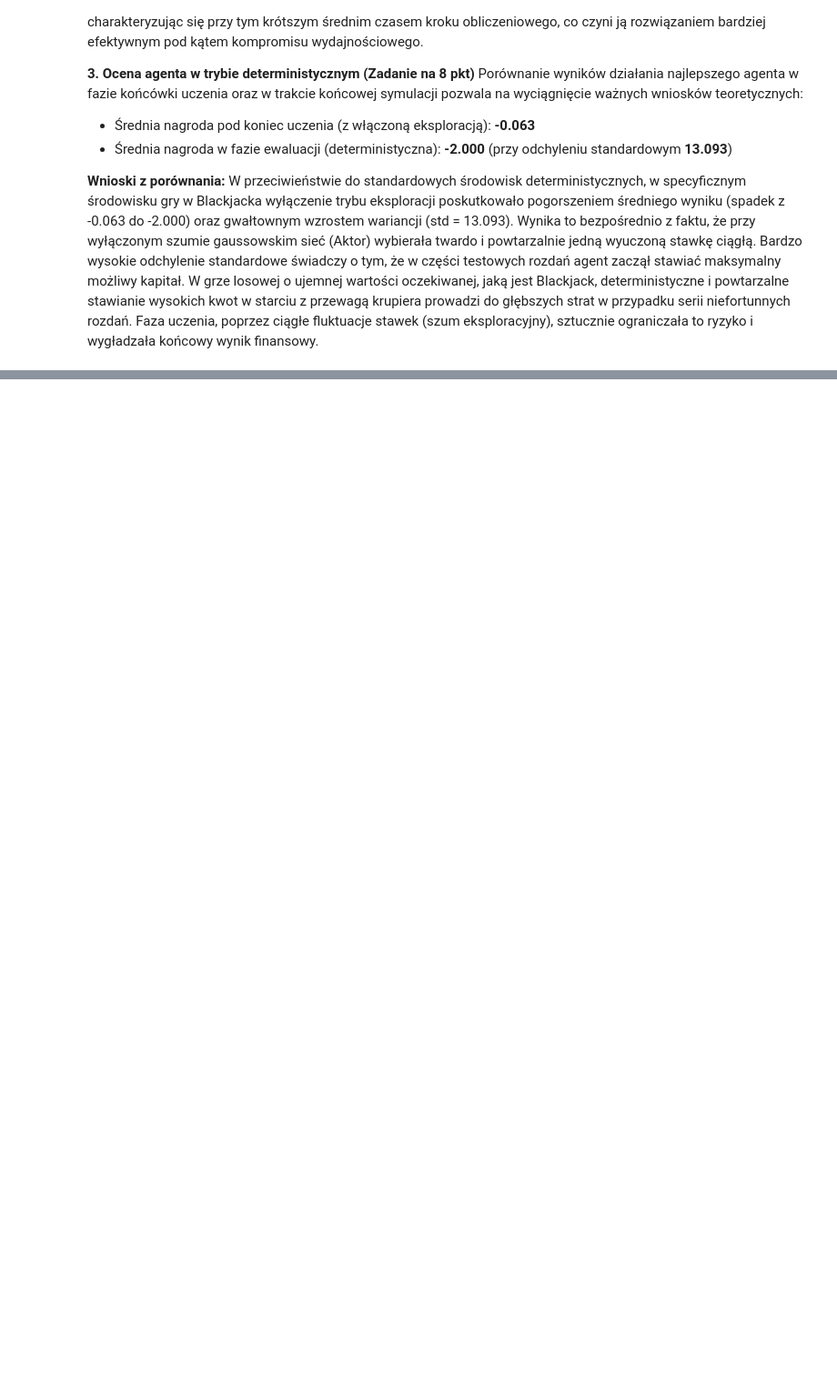
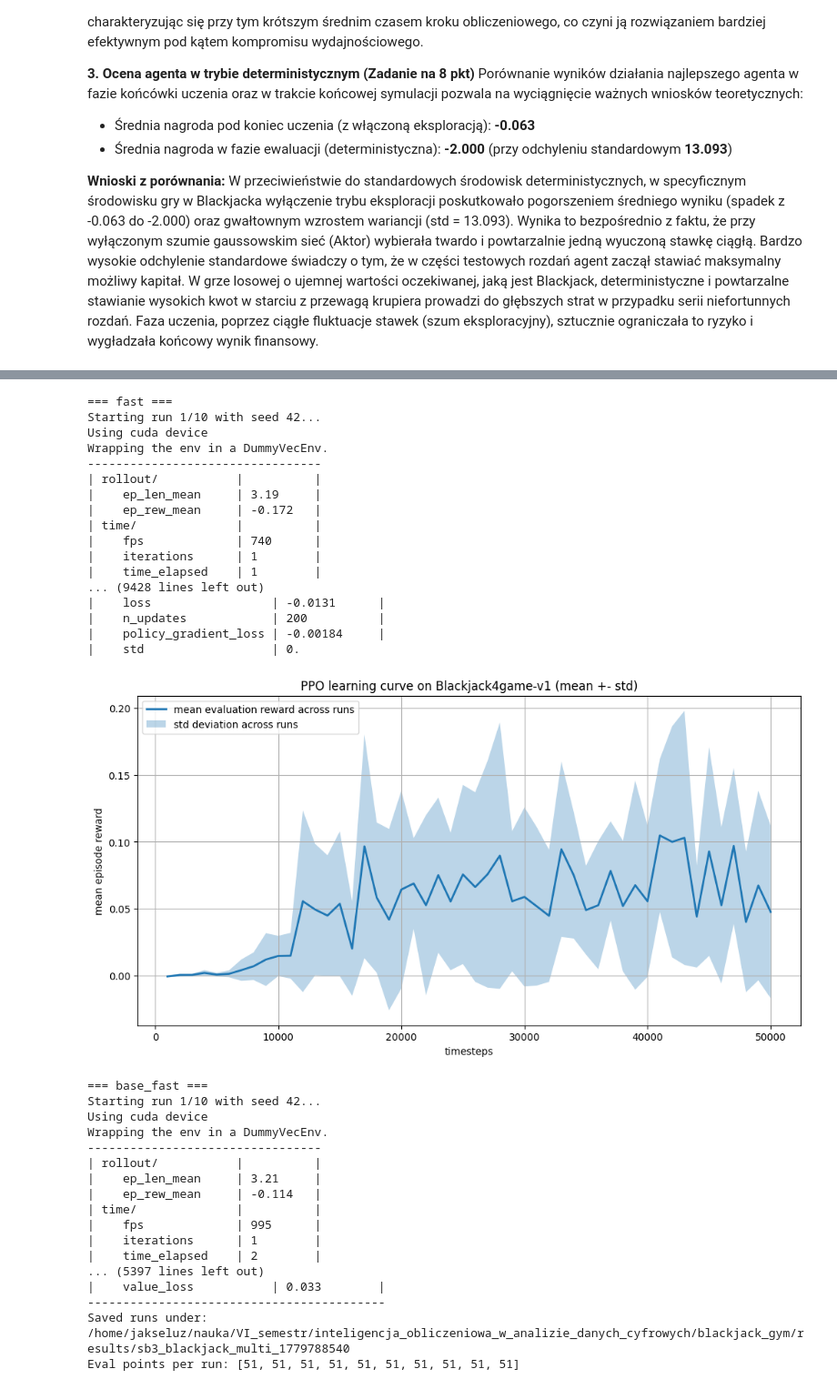
Before and after one commit to jakseluz/blackjack_gym, a Jupyter notebook: notebooks/report_continuous_env.ipynb, the cells around one changed output, grey strips where cells are left out. Shown at 91% size. Saved outputs shown, nothing was run; the diff lists cells and outputs as text; code cells hidden in the pictures; blank space fills up the shorter version.

Commit message:
feat(bj_v1-bet/sb3_alg_use): integrate sb3 results into repor_continuous_env.ipynb notebook and etc.

```diff
--- a/notebooks/report_continuous_env.ipynb
+++ b/notebooks/report_continuous_env.ipynb
@@ -101,7 +101,9 @@ class ActorCritic(nn.Module):
         self.value_head = nn.Linear(in_dim, 1)
         self.log_std = nn.Parameter(torch.tensor(0.2))
 
-    def forward(self, x: torch.Tensor) -> tuple[torch.Tensor, torch.Tensor, torch.Tensor]:
+    def forward(
+        self, x: torch.Tensor
+    ) -> tuple[torch.Tensor, torch.Tensor, torch.Tensor]:
         h = self.shared(x)
         bet_mean = torch.sigmoid(self.bet_head(h))
         logits = self.dec_head(h)
@@ -181,7 +183,9 @@ def train_agent(
 
         for _ in range(max_steps):
             obs_vec = obs_to_vector(obs, has_running_count)
-            action_mask = info.get("action_mask", None) if isinstance(info, dict) else None
+            action_mask = (
+                info.get("action_mask", None) if isinstance(info, dict) else None
+            )
             action, log_prob, entropy, value = model.act(obs_vec, action_mask)
             next_obs, reward, done, truncated, info = env.step(action)
             bet = float(action[0])
@@ -212,7 +216,9 @@ def train_agent(
             G = r + gamma * G
             returns.append(G)
         returns.reverse()
-        returns_t = torch.tensor(returns, dtype=torch.float32, device=model.log_std.device)
+        returns_t = torch.tensor(
+            returns, dtype=torch.float32, device=model.log_std.device
+        )
         values_t = torch.stack(values)
         log_probs_t = torch.stack(log_probs)
         entropies_t = torch.stack(entropies)
@@ -581,0 +741,61 @@ Porównanie wyników działania najlepszego agenta w fazie końcówki uczenia or
+# %%
+BASE = dict(
+    policy="MultiInputPolicy",
+    verbose=1,
+    n_runs=10,
+    run_timesteps=50_000,
+    eval_freq=1_000,
+    n_eval_episodes=20,
+    base_seed=42,
+)
+
+for name, hp in HP_SETS:
+    run_log_dir = os.path.join(log_dir, name)
+    os.makedirs(run_log_dir, exist_ok=True)
+
+    env_train = make_env(log_dir=run_log_dir, seed=BASE["base_seed"])
+    env_eval = make_evaluation_env(seed=BASE["base_seed"] + 10_000)
+
+    print(f"\n=== {name} ===")
+    test_env_PPO(
+        env_train=env_train,
+        env_eval=env_eval,
+        **BASE,
+        **hp,
+    )
+# %% [output]
+=== fast ===
+Starting run 1/10 with seed 42...
+Using cuda device
+Wrapping the env in a DummyVecEnv.
+---------------------------------
+| rollout/           |          |
+|    ep_len_mean     | 3.19     |
+|    ep_rew_mean     | -0.172   |
+| time/              |          |
+|    fps             | 740      |
+|    iterations      | 1        |
+|    time_elapsed    | 1        |
+... (9428 lines left out)
+|    loss                 | -0.0131      |
+|    n_updates            | 200          |
+|    policy_gradient_loss | -0.00184     |
+|    std                  | 0.
+[figure, added]
+=== base_fast ===
+Starting run 1/10 with seed 42...
+Using cuda device
+Wrapping the env in a DummyVecEnv.
+---------------------------------
+| rollout/           |          |
+|    ep_len_mean     | 3.21     |
+|    ep_rew_mean     | -0.114   |
+| time/              |          |
+|    fps             | 995      |
+|    iterations      | 1        |
+|    time_elapsed    | 2        |
+... (5397 lines left out)
+|    value_loss           | 0.033        |
+------------------------------------------
+Saved runs under: /home/jakseluz/nauka/VI_semestr/inteligencja_obliczeniowa_w_analizie_danych_cyfrowych/blackjack_gym/results/sb3_blackjack_multi_1779788540
+Eval points per run: [51, 51, 51, 51, 51, 51, 51, 51, 51, 51]
```
Also changed, not shown: parts of 14 cells of this notebook.
